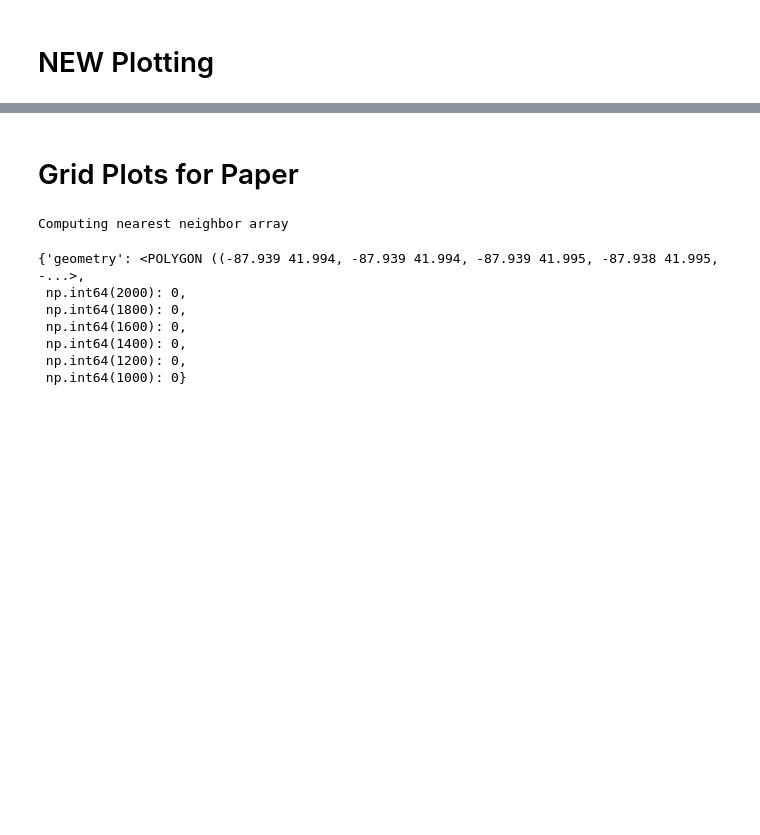
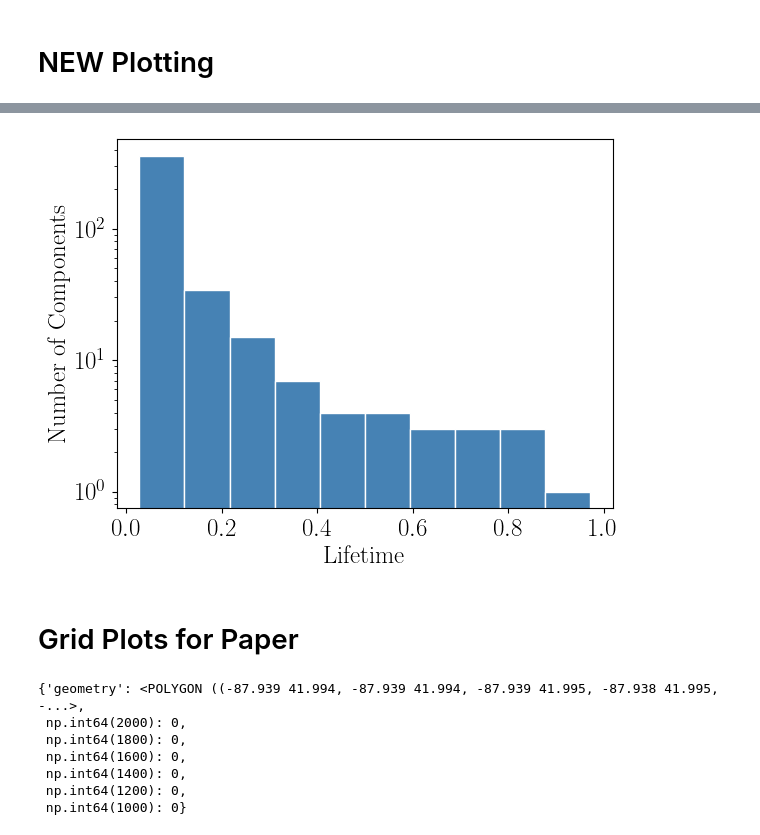
Before and after one commit to sarahtymochko/multiparam-resource-coverage, a Jupyter notebook: parks_plots.ipynb, the cells around one changed output, grey strips where cells are left out. Saved outputs shown, nothing was run; the diff lists cells and outputs as text; code cells hidden in the pictures; blank space fills up the shorter version.

```diff
--- a/parks_plots.ipynb
+++ b/parks_plots.ipynb
@@ -206,36 +237,0 @@ plt.savefig(f'{results_folder}/Maxrep_ALL_range{fileextra}.png', bbox_inches = '
-# %%
-########## All Maximal Components, colored by range ##########
-cmap = mpl.colormaps['plasma_r']
-norm = mpl.colors.Normalize(vmin=0, vmax=1)  # scale from 0 to 1
-
-# Compute normalized color values
-raw_values = np.array([len(TC.C_reps.keys()) for TC in all_TCs])
-max_value = len(rs) * len(qs)
-normalized_values = raw_values / max_value
-color_mapvals = [cmap(v) for v in normalized_values]
-
-union_geom = blocks.union_all()
-boundary = gpd.GeoSeries(union_geom.boundary)
-
-fig, ax = plt.subplots(figsize=(10,5))
-boundary.plot(ax=ax, color='black', linewidth=1)
-
-sorted_TCs = [x for (x,_,_) in sorted(zip(all_TCs,normalized_values,color_mapvals), key=lambda pair: pair[1])]
-sorted_color_mapvals = [z for (_,_,z) in sorted(zip(all_TCs,normalized_values,color_mapvals), key=lambda pair: pair[1])]
-# print(sorted_TCs)
-
-for i, TC in enumerate(sorted_TCs): #enumerate(all_TCs):
-    all_sets = list(TC.C_reps.values())
-    TC.max_rep = set.union(*all_sets)
-
-    blocks[blocks.index.isin(TC.max_rep)].plot(ax=ax, color=sorted_color_mapvals[i], legend=False, zorder=(i+1))
-
-sm = mpl.cm.ScalarMappable(cmap=cmap, norm=norm)
-sm.set_array([])  # required for older versions of matplotlib
-cbar = fig.colorbar(sm, ax=ax)
-cbar.set_label('Range')
-
-plt.tight_layout()
-plt.axis('off')
-
-plt.savefig(f'{results_folder}/Maxrep_ALL_range{fileextra}.png', bbox_inches = 'tight', dpi = 300)
@@ -387,12 +335,23 @@ Text(0, 0.5, 'Number of Components')
+# %%
+plt.hist([sorted_comps[i]['lifetime']/(len(rs) * len(qs)) for i in range(len(sorted_comps))], bins=10,
+         edgecolor='white', color='steelblue')
+plt.yscale("log")
+
+plt.xlabel('Lifetime')
+plt.ylabel('Number of Components')
+
+plt.savefig(f'{results_folder}/PARKS_Lifetime_histogram.png', bbox_inches = 'tight', dpi = 300)
+# %% [output]
+[figure, added]
 # %% [markdown]
 # Grid Plots for Paper
 # %%
+G = adjacency_graph(blocks)
+
 for i in range(len(G.nodes)):
 
     for r in rs:
         G.nodes[i][r]=rb.f(i,r)
-# %% [output]
-Computing nearest neighbor array
 # %%
 for u, v in G.edges():
     for r in rs:
```
Also changed, not shown: parts of 27 cells of this notebook, 1 other file.
